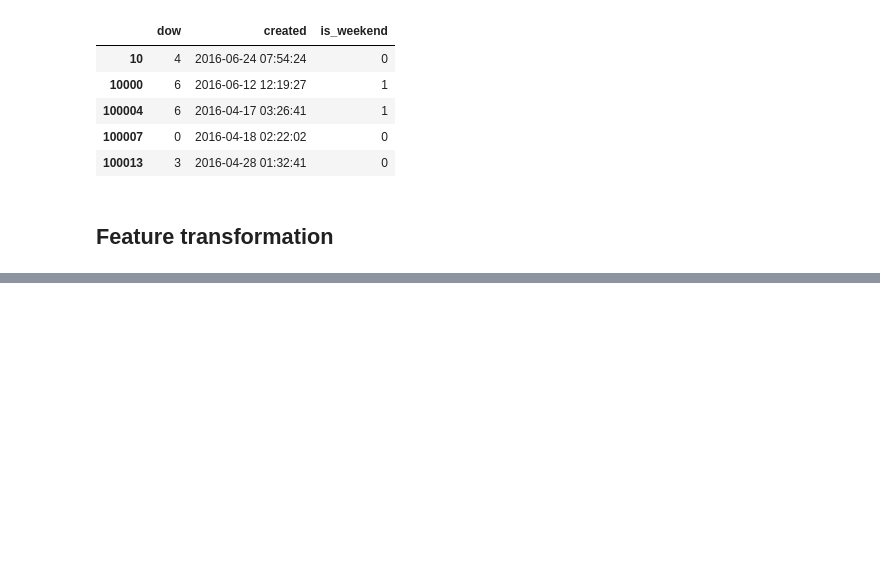
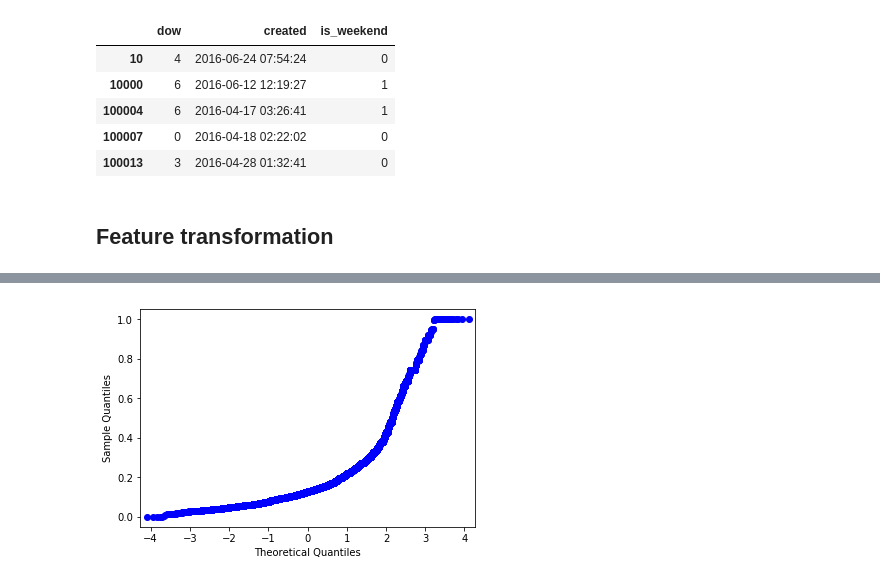
Before and after one commit to ttauruss/kaggle_two_sigma, a Jupyter notebook: Two Sigma on Kaggle.ipynb, the cells around one changed output, grey strips where cells are left out. Saved outputs shown, nothing was run; the diff lists cells and outputs as text; code cells hidden in the pictures; blank space fills up the shorter version.

```diff
--- a/Two Sigma on Kaggle.ipynb
+++ b/Two Sigma on Kaggle.ipynb
@@ -80,0 +94,4 @@ df[cols].head()
+# %%
+sm.qqplot(price_mm, loc=price_mm.mean(), scale=price_mm.std())
+# %% [output]
+[figure, added]
```
Also changed, not shown: parts of 9 cells of this notebook.
